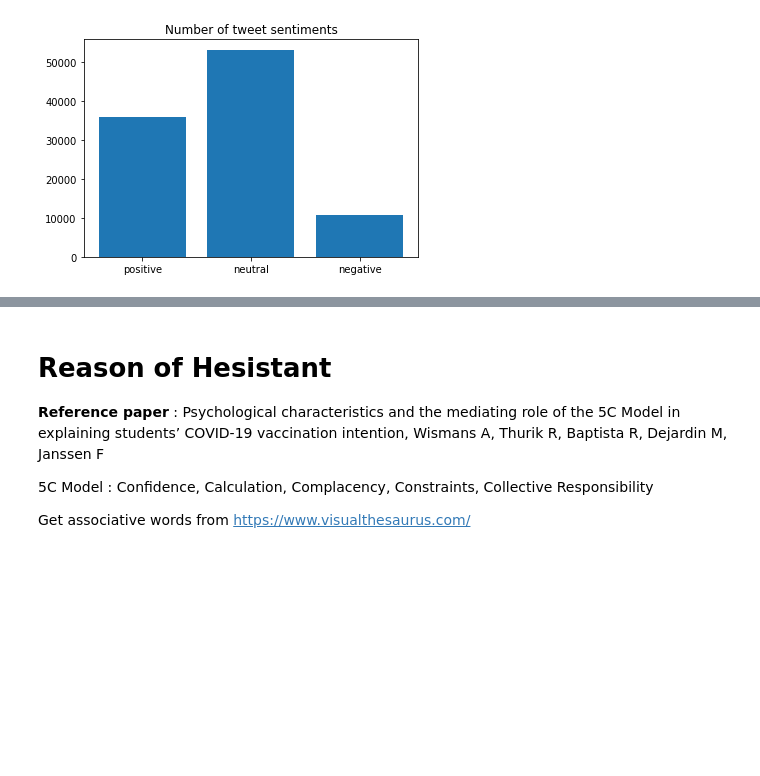
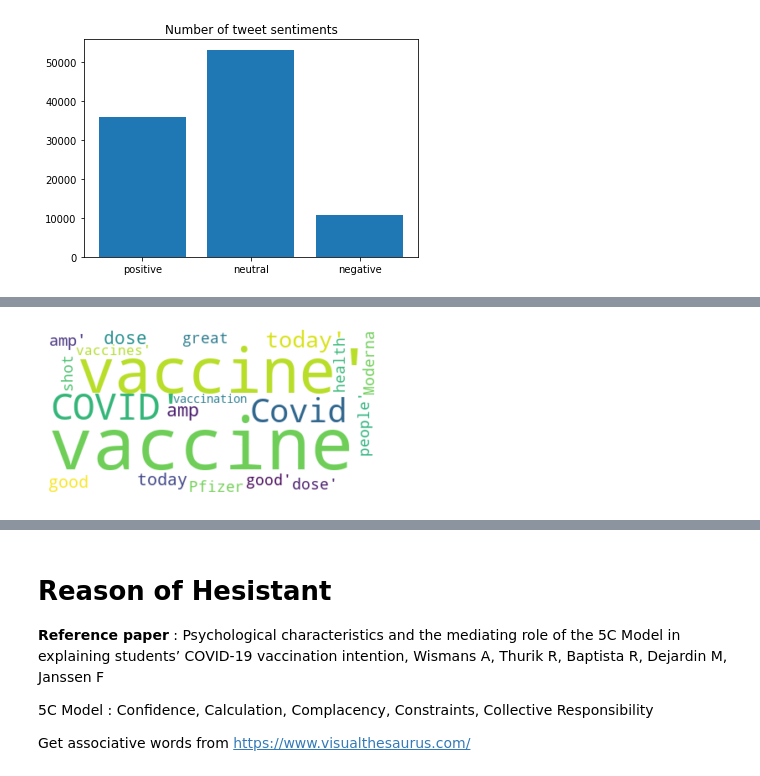
Before and after one commit to wlsgud623/vaccine_tweet_analysis, a Jupyter notebook: VaccineHesistant.ipynb, the cells around one changed output, grey strips where cells are left out. Drawn from its saved outputs; the diff is of its cells as text; code cells hidden in the pictures; blank space fills up the shorter version.

```diff
--- a/VaccineHesistant.ipynb
+++ b/VaccineHesistant.ipynb
@@ -157,0 +173,19 @@ plt.show()
+# %%
+from wordcloud import WordCloud, STOPWORDS, ImageColorGenerator
+import yake
+
+kw_extracter = yake.KeywordExtractor(lan='eng', n=3, dedupLim=0.9, top=3, features=None)
+positive_keyword = ''
+
+for p in positive_tweet['text']:
+  keywords = kw_extracter.extract_keywords(p)
+  for key in keywords:
+    positive_keyword = positive_keyword + str(key)
+
+positive_wordcloud = WordCloud(collocations=False, background_color='white',mode='RGBA', max_words=20).generate(positive_keyword)
+plt.figure()
+plt.imshow(positive_wordcloud, interpolation="bilinear")
+plt.axis("off")
+plt.show()
+# %% [output]
+[figure, added]
```
Also changed, not shown: parts of 19 cells of this notebook.
